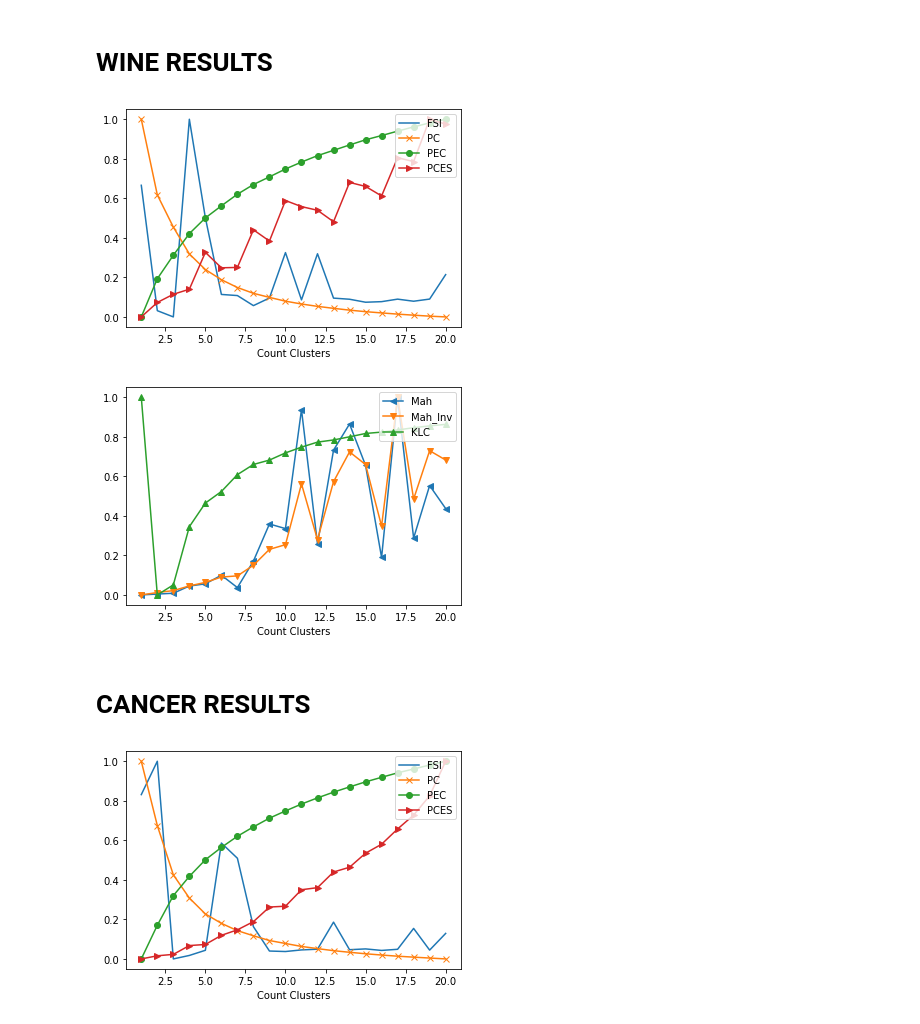
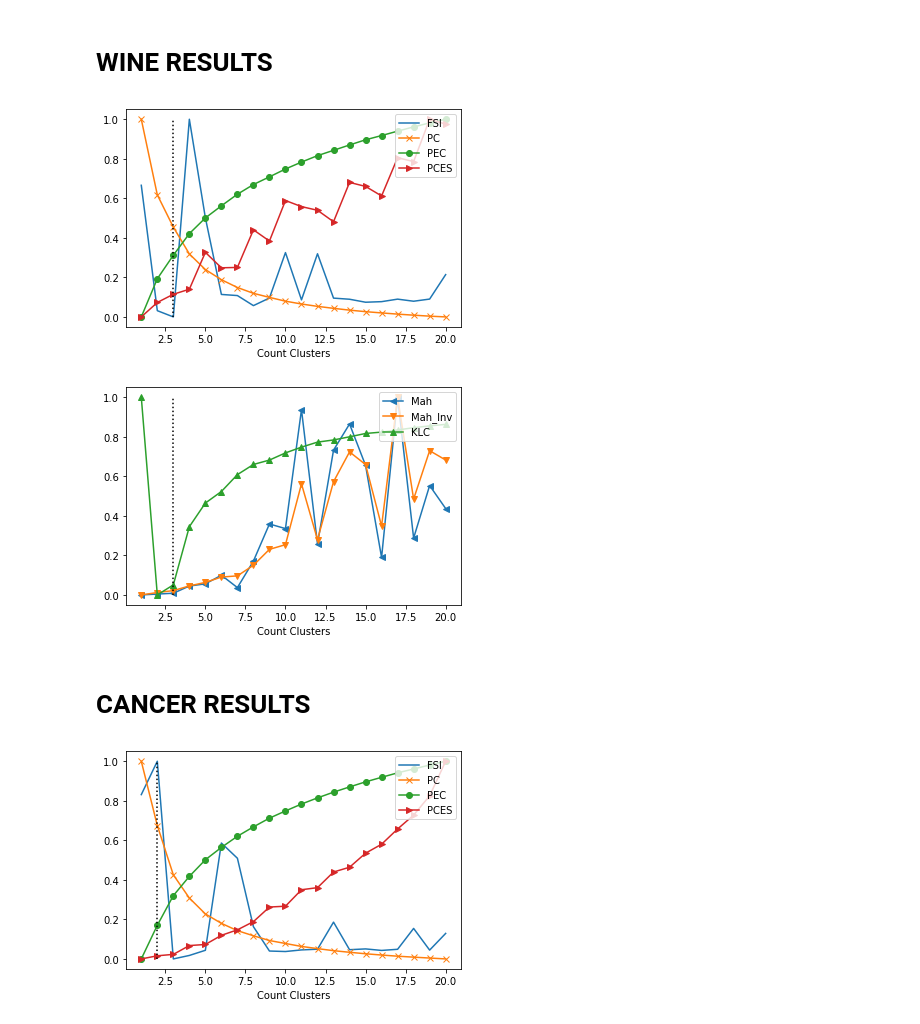
Before and after one commit to VolDonets/cmeans_python, a Jupyter notebook: kmnt_article_2022/results_represent.ipynb, the cells around one changed output. Cells and saved outputs as stored; diff of their text form; code cells hidden in the pictures.

```diff
--- a/kmnt_article_2022/results_represent.ipynb
+++ b/kmnt_article_2022/results_represent.ipynb
@@ -96,20 +100,22 @@ dict_res_prop = {'Mah': np.array(results['mah']),
 for key in dict_res_org.keys():
     plt.plot(range(1, 21), norm(dict_res_org[key]), line_style[key], label=key)
 
+plt.plot([3, 3], [0, 1], ':', color='black')
 plt.xlabel('Count Clusters')
 plt.legend(loc='upper right')
 plt.show()
 # %% [output]
-[figure, old version]
+[figure, new version]
 # %%
 for key in dict_res_prop.keys():
     plt.plot(range(1, 21), norm(dict_res_prop[key]), line_style[key], label=key)
 
+plt.plot([3, 3], [0, 1], ':', color='black')
 plt.xlabel('Count Clusters')
 plt.legend(loc='upper right')
 plt.show()
 # %% [output]
-[figure, old version]
+[figure, new version]
 # %% [markdown]
 # CANCER RESULTS
 # %%
@@ -127,11 +133,12 @@ dict_res_prop = {'Mah': np.array(results['mah']),
 for key in dict_res_org.keys():
     plt.plot(range(1, 21), norm(dict_res_org[key]), line_style[key], label=key)
 
+plt.plot([2, 2], [0, 1], ':', color='black')
 plt.xlabel('Count Clusters')
 plt.legend(loc='upper right')
 plt.show()
 # %% [output]
-[figure, old version]
+[figure, new version]
 # %%
 for key in dict_res_prop.keys():
     plt.plot(range(1, 21), norm(dict_res_prop[key]), line_style[key], label=key)
```
Also changed, not shown: parts of 5 cells of this notebook.
